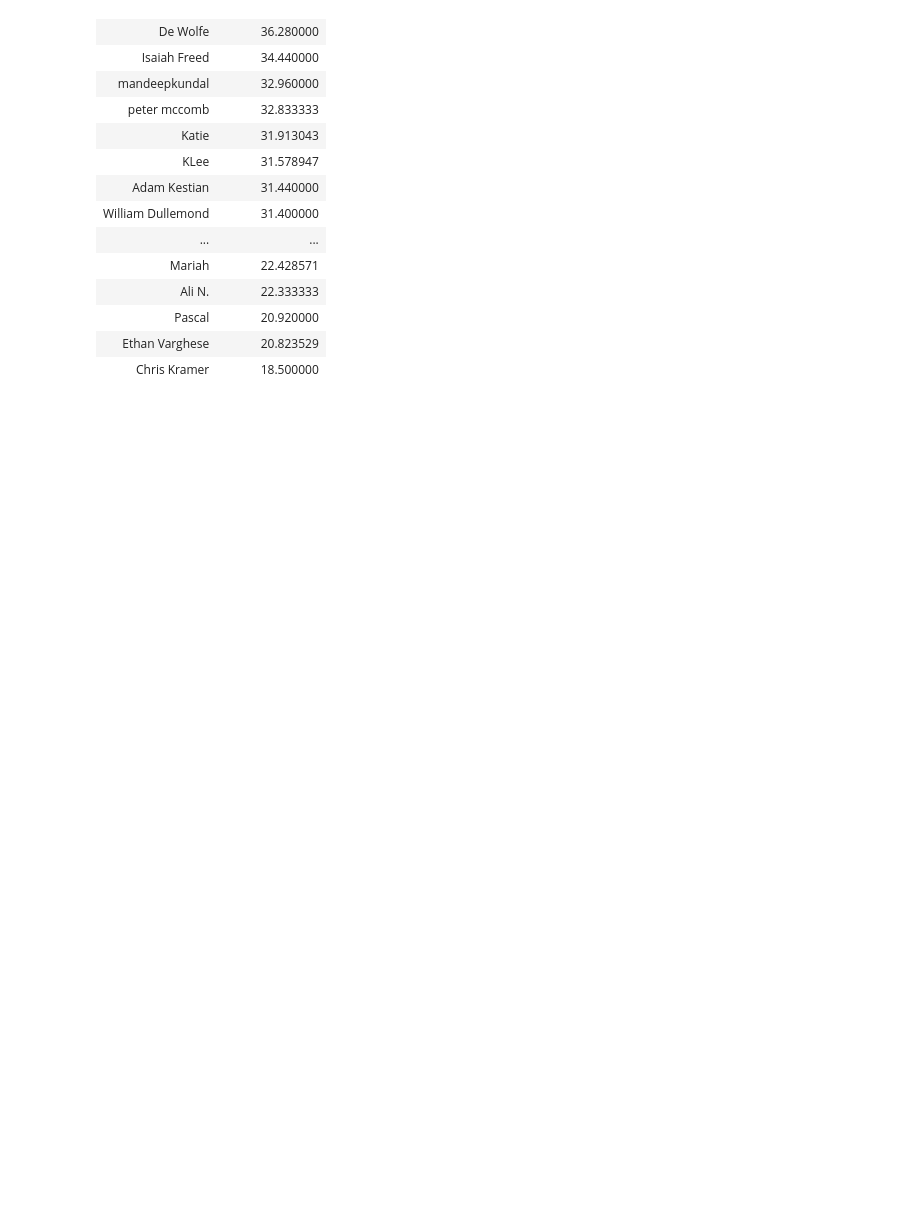
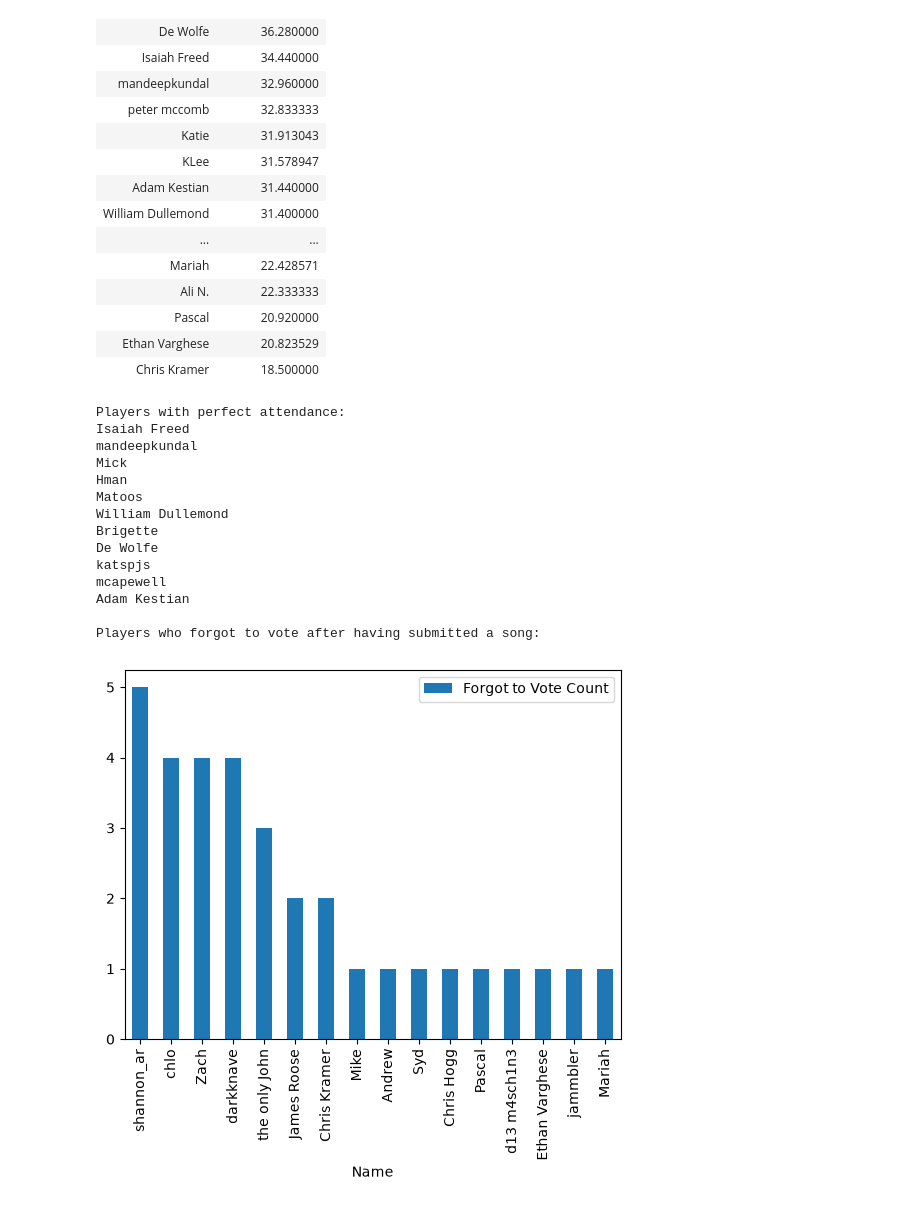
Before and after one commit to Briggernaut/MusicLeagueAnalysis, a Jupyter notebook: MusicLeagueAnalysis.ipynb, the cells around one changed output. Saved outputs shown, nothing was run; the diff lists cells and outputs as text; code cells hidden in the pictures; blank space fills up the shorter version.

Commit message:
added data files and updated notebook for some additional analysis

```diff
--- a/MusicLeagueAnalysis.ipynb
+++ b/MusicLeagueAnalysis.ipynb
@@ -3,6 +3,8 @@
 import pandas as pd
 import ipywidgets as widgets
 from IPython.display import display
+import matplotlib.pyplot as plt
+import numpy as np
 
 #formatting
 BOLD = '\033[1m'
@@ -12,6 +14,9 @@ RESET = '\033[0m'
 def get_player_name_from_id(id):
     return competitors_df.loc[competitors_df['ID']==id,'Name'].values[0]
 
+def get_round_name_from_id(id):
+    return rounds_df.loc[rounds_df['ID']==id,'Name'].values[0]
+
 # Load a local CSV file
 competitors_df = pd.read_csv("data/competitors.csv")
 rounds_df = pd.read_csv("data/rounds.csv")
@@ -20,6 +25,7 @@ votes_df = pd.read_csv("data/votes.csv")
 
 # convenience definitions
 playerIds = competitors_df['ID']
+roundIds = rounds_df['ID']
 
 # submissions_df does not have a unique key, make one for easier lookups
 submissions_df['uid'] = submissions_df['Spotify URI'] + ' ' + submissions_df['Round ID']
@@ -86,7 +92,7 @@ Dropdown(description='Select a player:', options=('Adam Kestian', 'Ali N.', 'And
 [interactive output not drawn]
 # %%
 # Calculate player stats
-player_stats = []
+player_votes_stats = []
 for player in playerIds:
     # Sum all votes given to a player
     totalVotes = votes_df.loc[votes_df['Submitter ID'] == player, 'Points Assigned'].sum()
@@ -94,10 +100,10 @@ for player in playerIds:
     count = (submissions_df['Submitter ID'] == player).sum()
     #print (player +' got '+ str(totalVotes) +' votes '+' and participated in '+str(count)+'rounds')
     # Append simple dictionaries to a list
-    player_stats.append({'Name': get_player_name_from_id(player), 'Votes For': totalVotes, 'Rounds Participated':count})
+    player_votes_stats.append({'Name': get_player_name_from_id(player), 'Votes For': totalVotes, 'Rounds Participated':count})
 
 # Convert the whole list to a DataFrame all at once
-player_stat_df = pd.DataFrame(player_stats)
+player_stat_df = pd.DataFrame(player_votes_stats)
 player_stat_df['Votes per Round'] = player_stat_df['Votes For']/player_stat_df['Rounds Participated']
 # %% [markdown]
 ## Votes per Round
@@ -127,10 +132,44 @@ display(display_df.style.hide(axis="index"))
 | Ethan Varghese | 20.823529 |
 | Chris Kramer | 18.500000 |
 # %%
-# how many rounds did each player not submit or not vote in?
-# Find rows where Department is 'Sales' AND Region is 'East'
-# Equivalent to filtering down data before a SUMIFS or COUNTIFS
+# How many rounds did each player not submit or not vote in?
+player_attendance_stats=[]
 for player in playerIds:
-    rounds_submitted = df.loc[(df['Department'] == 'Sales') & (df['Region'] == 'East')]
-    rounds_voted = df.loc[(df['Department'] == 'Sales') & (df['Region'] == 'East')]
-print(filtered_df)
+    rounds_submitted = submissions_df.loc[(submissions_df['Submitter ID'] == player),'Round ID'].tolist()
+    rounds_not_submitted  = list(set(roundIds) - set(rounds_submitted))
+    # rounds where user submitted but did not vote
+    rounds_voted = votes_df.loc[(votes_df['Voter ID'] == player),'Round ID'].tolist()
+    # list of rounds, remove those where user voted, remove those where the user did not submit
+    rounds_forgot_to_vote = list(set(roundIds) - set(rounds_voted)-set(rounds_not_submitted))
+    #convert ids to names
+    rounds_submitted = [get_round_name_from_id(round_id) for round_id in rounds_submitted]
+    rounds_not_submitted = [get_round_name_from_id(round_id) for round_id in rounds_not_submitted]
+    rounds_forgot_to_vote = [get_round_name_from_id(round_id) for round_id in rounds_forgot_to_vote]
+    player_attendance_stats.append({'Name': get_player_name_from_id(player), 'Rounds Not Submitted': rounds_not_submitted, 'Forgot to Vote':rounds_forgot_to_vote, 'Perfect Attendance':(len(rounds_not_submitted)==0 and len(rounds_forgot_to_vote)==0) })
+player_attendance_df = pd.DataFrame(player_attendance_stats)
+#makea column counting how many rounds a player forgot to vote
+player_attendance_df['Forgot to Vote Count'] = player_attendance_df['Forgot to Vote'].str.len()
+#print(player_attendance_df)
+perfect_attendance_list = player_attendance_df.loc[(player_attendance_df['Perfect Attendance'] == True),'Name'].tolist()
+print(f"{BOLD}Players with perfect attendance:{RESET}")
+print(*perfect_attendance_list, sep="\n")
+
+print(f"\n{BOLD}Players who forgot to vote after having submitted a song:{RESET}")
+display_df = player_attendance_df.loc[(player_attendance_df['Forgot to Vote Count'] > 0)].sort_values(by='Forgot to Vote Count', ascending=False)
+display_df.plot.bar(x='Name', y='Forgot to Vote Count', rot=90);
+# %% [output]
+Players with perfect attendance:
+Isaiah Freed
+mandeepkundal
+Mick
+Hman
+Matoos
+William Dullemond
+Brigette
+De Wolfe
+katspjs
+mcapewell
+Adam Kestian
+
+Players who forgot to vote after having submitted a song:
+[figure, added]
```
Also changed, not shown: parts of 4 cells of this notebook, 4 other files.
